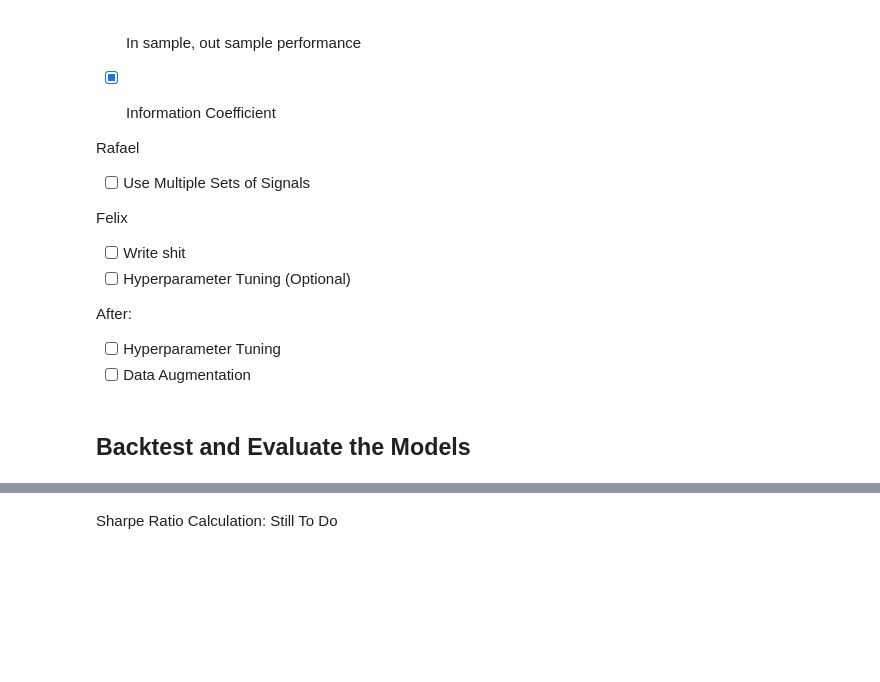
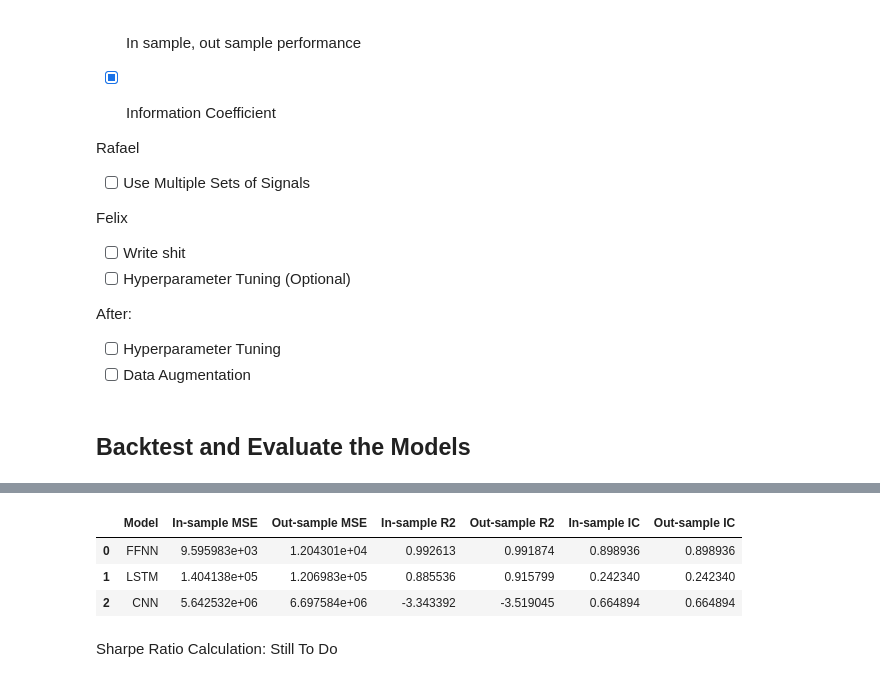
Before and after one commit to radubauzh/Quantitative_Trading_Algorithm, a Jupyter notebook: SP500_Trading_Algorithm_New.ipynb, the cells around one changed output, grey strips where cells are left out. Saved outputs shown, nothing was run; the diff lists cells and outputs as text; code cells hidden in the pictures; blank space fills up the shorter version.

```diff
--- a/SP500_Trading_Algorithm_New.ipynb
+++ b/SP500_Trading_Algorithm_New.ipynb
@@ -381,43 +331,82 @@ see: https://www.investopedia.com/terms/i/information-coefficient.asp
 # %%
 import numpy as np
+import pandas as pd
+from sklearn.metrics import mean_squared_error, r2_score
 
 def calculate_proportion_correct(predictions, actuals):
-    # Flatten the arrays to 1D
     predictions = predictions.flatten()
     actuals = actuals.flatten()
-
-    # Align the lengths by trimming the last element of both arrays if one is longer than the other
     min_length = min(len(predictions), len(actuals))
     predictions = predictions[:min_length]
     actuals = actuals[:min_length]
-
-    # Calculate the direction of actual returns and predicted returns
     actual_directions = np.diff(actuals) > 0
     predicted_directions = np.diff(predictions) > 0
-
-    # Determine the correct predictions (correct direction)
     correct_predictions = np.where(predicted_directions == actual_directions, 1, 0)
-
-    # Calculate the proportion of correct predictions
     proportion_correct = np.mean(correct_predictions)
-
     return proportion_correct
 
 def calculate_ic(proportion_correct):
+    # The Information Coefficient (IC) is a measure of the correlation between predicted and actual returns.
     return (2 * proportion_correct) - 1
 
-# Calculate proportion correct for FFNN
-ffnn_proportion_correct = calculate_proportion_correct(ffnn_predictions, y_test.values)
+
+# In-sample predictions
+ffnn_train_predictions = ffnn_model.predict(X_train)
+lstm_train_predictions = lstm_model.predict(X_train_lstm)
+cnn_train_predictions = cnn_model.predict(X_train)
+
+# Ensure lengths are consistent
+min_length_ffnn = min(len(y_test), len(ffnn_predictions))
+y_test_ffnn = y_test[:min_length_ffnn]
+ffnn_predictions = ffnn_predictions[:min_length_ffnn]
+
+min_length_lstm = min(len(y_test_lstm_prepared), len(lstm_predictions))
+y_test_lstm = y_test_lstm_prepared[:min_length_lstm]
+lstm_predictions = lstm_predictions[:min_length_lstm]
+
+min_length_cnn = min(len(y_test), len(cnn_predictions))
+y_test_cnn = y_test[:min_length_cnn]
+cnn_predictions = cnn_predictions[:min_length_cnn]
+
+# FFNN performance
+ffnn_in_sample_r2 = r2_score(y_train, ffnn_train_predictions)
+ffnn_out_sample_r2 = r2_score(y_test_ffnn, ffnn_predictions)
+ffnn_in_sample_mse = mean_squared_error(y_train, ffnn_train_predictions)
+ffnn_out_sample_mse = mean_squared_error(y_test_ffnn, ffnn_predictions)
+
+# LSTM performance
+lstm_in_sample_r2 = r2_score(y_train_lstm_prepared, lstm_train_predictions)
+lstm_out_sample_r2 = r2_score(y_test_lstm, lstm_predictions)
+lstm_in_sample_mse = mean_squared_error(y_train_lstm_prepared, lstm_train_predictions)
+lstm_out_sample_mse = mean_squared_error(y_test_lstm, lstm_predictions)
+
+# CNN performance
+cnn_in_sample_r2 = r2_score(y_train, cnn_train_predictions)
+cnn_out_sample_r2 = r2_score(y_test_cnn, cnn_predictions)
+cnn_in_sample_mse = mean_squared_error(y_train, cnn_train_predictions)
+cnn_out_sample_mse = mean_squared_error(y_test_cnn, cnn_predictions)
+
+
+ffnn_proportion_correct = calculate_proportion_correct(ffnn_predictions, y_test_ffnn)
 ffnn_ic_new = calculate_ic(ffnn_proportion_correct)
 
-print(f"FFNN Information Coefficient: {ffnn_ic_new}")
-print("---------------------------------------------------")
-# Calculate proportion correct for LSTM
-lstm_proportion_correct = calculate_proportion_correct(lstm_predictions, y_test_lstm_prepared)
+lstm_proportion_correct = calculate_proportion_correct(lstm_predictions, y_test_lstm)
 lstm_ic_new = calculate_ic(lstm_proportion_correct)
-print(f"LSTM Information Coefficient: {lstm_ic_new}")
-print("---------------------------------------------------")
-cnn_proportion_correct = calculate_proportion_correct(cnn_predictions, y_test.values)
+
+cnn_proportion_correct = calculate_proportion_correct(cnn_predictions, y_test_cnn)
 cnn_ic_new = calculate_ic(cnn_proportion_correct)
-print(f"CNN Information Coefficient: {cnn_ic_new}")
+
+# Create a table for all metrics
+metrics_data = {
+    "Model": ["FFNN", "LSTM", "CNN"],
+    "In-sample MSE": [ffnn_in_sample_mse, lstm_in_sample_mse, cnn_in_sample_mse],
+    "Out-sample MSE": [ffnn_out_sample_mse, lstm_out_sample_mse, cnn_out_sample_mse],
+    "In-sample R2": [ffnn_in_sample_r2, lstm_in_sample_r2, cnn_in_sample_r2],
+    "Out-sample R2": [ffnn_out_sample_r2, lstm_out_sample_r2, cnn_out_sample_r2],
+    "In-sample IC": [ffnn_ic_new, lstm_ic_new, cnn_ic_new],
+    "Out-sample IC": [ffnn_ic_new, lstm_ic_new, cnn_ic_new]
+}
+
+metrics_df = pd.DataFrame(metrics_data)
+display(metrics_df)
 # %% [output]
@@ -429,3 +416,7 @@ CNN Information Coefficient: 0.925531914893617
+|  | Model | In-sample MSE | Out-sample MSE | In-sample R2 | Out-sample R2 | In-sample IC | Out-sample IC |
+| 0 | FFNN | 9.595983e+03 | 1.204301e+04 | 0.992613 | 0.991874 | 0.898936 | 0.898936 |
+| 1 | LSTM | 1.404138e+05 | 1.206983e+05 | 0.885536 | 0.915799 | 0.242340 | 0.242340 |
+| 2 | CNN | 5.642532e+06 | 6.697584e+06 | -3.343392 | -3.519045 | 0.664894 | 0.664894 |
 # %% [markdown]
 Sharpe Ratio Calculation:
 Still To Do
```
Also changed, not shown: parts of 18 cells of this notebook.
